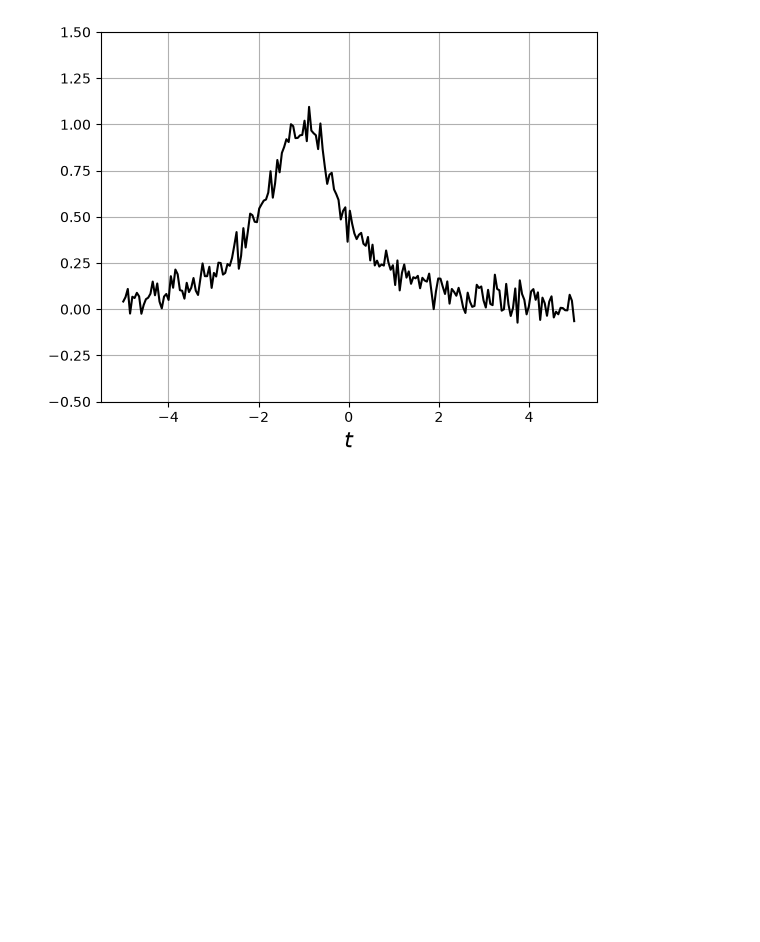
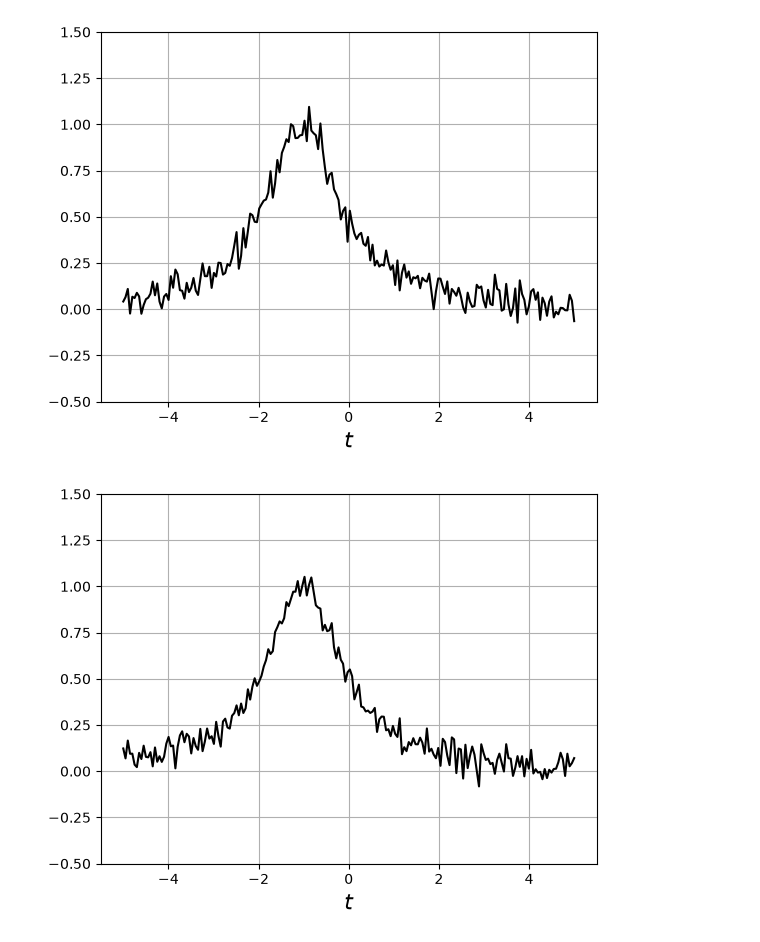
Before and after one commit to Eoleefe/TP1-M-ANA, a Jupyter notebook: Exo7.ipynb, the cells around one changed output. Saved outputs shown, nothing was run; the diff lists cells and outputs as text; code cells hidden in the pictures; blank space fills up the shorter version.

```diff
--- a/Exo7.ipynb
+++ b/Exo7.ipynb
@@ -80,23 +80,31 @@ fig.show()
 # %%
 t = np.linspace(-2, 2, 200)
 
 # signal bruité
 tmin=-5.0
 tmax=5.0
 N=200
 Te=(tmax-tmin)/N
 t=np.linspace(tmin,tmax,N)
 noise=np.random.normal(0,0.05,N) # bruit gaussien
 y=f(t)+noise
 plt.figure(1)
 plt.plot(t,y,'k-')
 plt.grid()
 plt.xlabel(f'$t$',fontsize=16)
 plt.ylim([-0.5,1.5])
 
 
 Y, nu = mana.trans_fourier(y, t)
 
-porte = mana.porte(t)
+porte = mana.porte(t*0.5)
+g = np.array(Y)*np.array(porte)
 
-G = mana.trans_fourier_inv(Y, porte)
+G, nu = mana.trans_fourier_inv(g, nu)
+Re = np.real(G)
+df = pd.DataFrame({"t":t, "Re":Re})
+
+fig = px.line(df, t, ["Re"], title = 'multiplication par la porte de largeur judicieusement choisie')
+fig.show()
+# %% [output]
+[figure, added]
```
Also changed, not shown: parts of 1 cell of this notebook.
